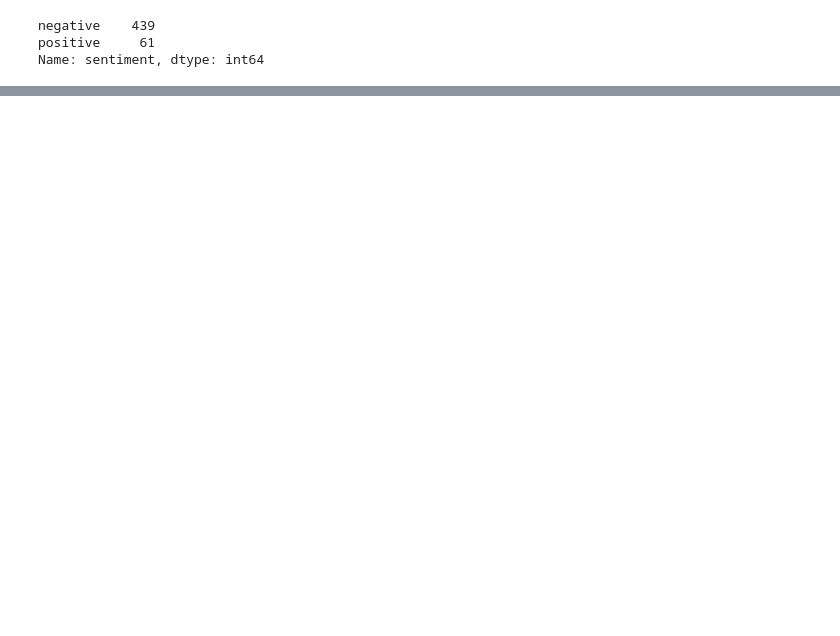
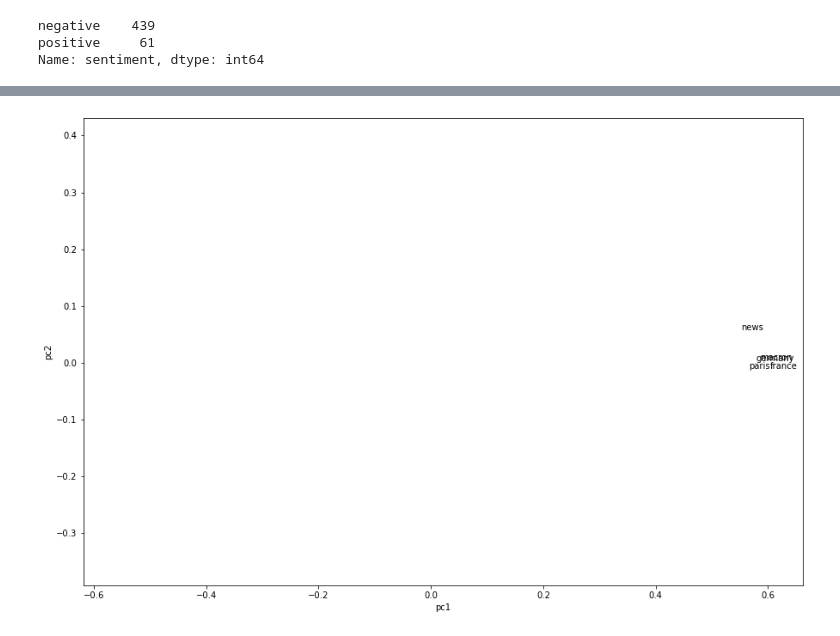
Before and after one commit to JoshuaBonacorsi/TwitterWebMining, a Jupyter notebook: project.ipynb, the cells around one changed output, grey strips where cells are left out. Saved outputs shown, nothing was run; the diff lists cells and outputs as text; code cells hidden in the pictures; blank space fills up the shorter version.

```diff
--- a/project.ipynb
+++ b/project.ipynb
@@ -374,0 +437,10 @@ Name: sentiment, dtype: int64
+# %%
+ax = pca_df.plot(x='pc1',y='pc2',kind="scatter",figsize=(15, 10),alpha=0)
+for txt in pca_df.index:
+    if txt in ["macron", "france", "paris", "germany","news"]:
+        x = pca_df.pc1.loc[txt]
+        y = pca_df.pc2.loc[txt]
+        ax.annotate(txt, (x,y))
+plt.show()
+# %% [output]
+[figure, added]
```
Also changed, not shown: parts of 13 cells of this notebook.
